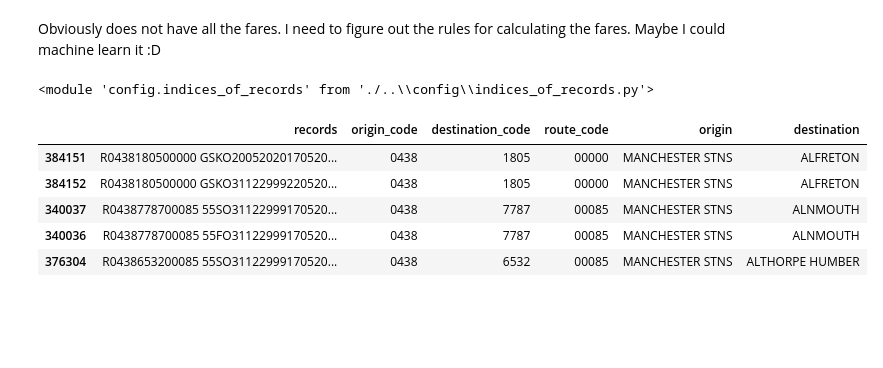
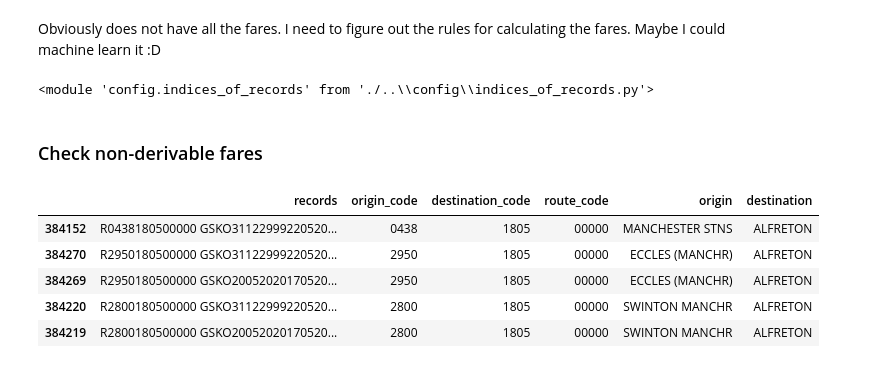
Before and after one commit to gratipine/training_data, a Jupyter notebook: notebooks/0.2_fares.ipynb, the cells around one changed output. Cells and saved outputs as stored; diff of their text form; code cells hidden in the pictures; blank space fills up the shorter version.

```diff
--- a/notebooks/0.2_fares.ipynb
+++ b/notebooks/0.2_fares.ipynb
@@ -150,3 +162,5 @@ data_in = pd.read_table(
+# %% [markdown]
+### Check non-derivable fares
 # %%
 non_derivable_fares = data_prep.prep_single_record_type_in_file_table(
     files_pattern=files_pattern, dictionary_types=dicts.non_derivable_fares, file_ending="NFO")
@@ -165,11 +179,11 @@ non_derivable_fares_with_locs = (
 non_derivable_fares_with_locs.rename(columns={"description":"destination"}, inplace=True)
 non_derivable_fares_with_locs.drop(["nlc_code_x", "nlc_code_y"], axis=1, inplace=True)
 # %%
-non_derivable_fares_with_locs[non_derivable_fares_with_locs["origin"].str.contains("MANCHE")].sort_values("destination").head()
+non_derivable_fares_with_locs[non_derivable_fares_with_locs["origin"].str.contains("MANCH")].sort_values("destination").head()
 # %% [output]
 |  | records | origin_code | destination_code | route_code | origin | destination |
-| 384151 | R0438180500000 GSKO20052020170520... | 0438 | 1805 | 00000 | MANCHESTER STNS | ALFRETON |
 | 384152 | R0438180500000 GSKO31122999220520... | 0438 | 1805 | 00000 | MANCHESTER STNS | ALFRETON |
-| 340037 | R0438778700085 55SO31122999170520... | 0438 | 7787 | 00085 | MANCHESTER STNS | ALNMOUTH |
-| 340036 | R0438778700085 55FO31122999170520... | 0438 | 7787 | 00085 | MANCHESTER STNS | ALNMOUTH |
-| 376304 | R0438653200085 55SO31122999170520... | 0438 | 6532 | 00085 | MANCHESTER STNS | ALTHORPE HUMBER |
+| 384270 | R2950180500000 GSKO31122999220520... | 2950 | 1805 | 00000 | ECCLES (MANCHR) | ALFRETON |
+| 384269 | R2950180500000 GSKO20052020170520... | 2950 | 1805 | 00000 | ECCLES (MANCHR) | ALFRETON |
+| 384220 | R2800180500000 GSKO31122999220520... | 2800 | 1805 | 00000 | SWINTON MANCHR | ALFRETON |
+| 384219 | R2800180500000 GSKO20052020170520... | 2800 | 1805 | 00000 | SWINTON MANCHR | ALFRETON |
```
Also changed, not shown: parts of 13 cells of this notebook, 2 other files.
